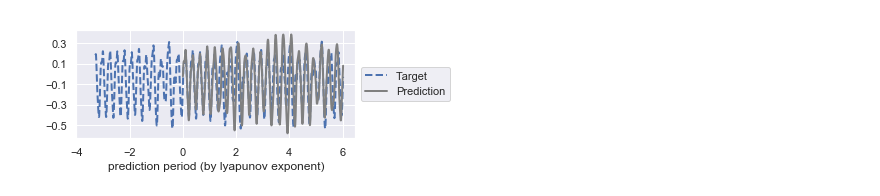
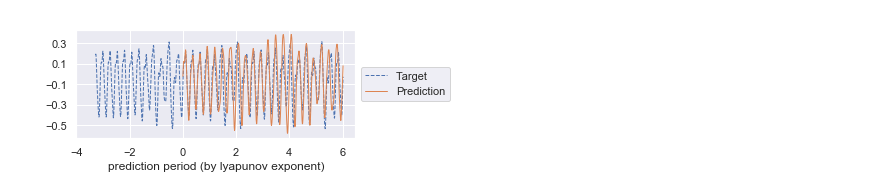
Before and after one commit to jon-dong/reservoir-computing-python, a Jupyter notebook: SLM_rmse_plotting.ipynb, the cells around one changed output. Saved outputs shown, nothing was run; the diff lists cells and outputs as text; code cells hidden in the pictures.

```diff
--- a/SLM_rmse_plotting.ipynb
+++ b/SLM_rmse_plotting.ipynb
@@ -56,27 +59,28 @@ plt.savefig('SLM_Nres_rmse.png', bbox_inches='tight', dpi=200)
 # %%
-# Plotting different samples
-forget = 100
+# Plotting different samples for one good example selection
+# forget = 100
+# true_data = true_datasets[1][:,forget:,:]
+# pred_data = predicted_datasets[1]
+# total_pred = 1000
+# N = 1050
+# for N in range(1050, 1250, 10):
+#     plt.figure(N, figsize=(5,2))
+#     plt.plot(np.squeeze(true_data[0, -N:-N+total_pred, 0]), label=N)
+#     plt.plot(np.squeeze(pred_data[-N,:]))
+#     plt.legend()
+
+forget=100
+total_pred = 1000
+N = 1355
 true_data = true_datasets[1][:,forget:,:]
 pred_data = predicted_datasets[1]
-total_pred = 1000
-N = 1050
-for N in range(1050, 1250, 10):
-    plt.figure(N, figsize=(5,2))
-    plt.plot(np.squeeze(true_data[0, -N:-N+total_pred, 0]), label=N)
-    plt.plot(np.squeeze(pred_data[-N,:]))
-    plt.legend()
+plt.figure(N, figsize=(5,2))
+plt.plot(np.array(range(-(1900-N), total_pred))/166, np.squeeze(true_data[0, :-N+total_pred, 0]), '--', linewidth=1.0, label='Target')
+plt.plot(np.array(range(0, total_pred))/166, np.squeeze(pred_data[-N,:]), linewidth=1.0, label='Prediction')
+plt.legend(loc='center left', bbox_to_anchor=(1, 0.5))
+plt.yticks([-0.5,-0.3,-0.1,0.1,0.3])
+plt.xticks(np.arange(-4,8,2))
+plt.xlabel('prediction period (by lyapunov exponent)')
+plt.savefig('SLM_prediction_target_Nres=4096.png', bbox_inches='tight', dpi=400)
+# %% [output]
+[figure, added]
-# %%
-true_data = true_datasets[1][:,forget:,:]
-pred_data = predicted_datasets[1]
-total_pred = 1000
-N = 1355
-plt.figure(N, figsize=(5,2))
-plt.plot(np.array(range(-(1900-N), total_pred))/166, np.squeeze(true_data[0, :-N+total_pred, 0]), '--', linewidth=2.0, label='Target')
-plt.plot(np.array(range(0, total_pred))/166, np.squeeze(pred_data[-N,:]), color='grey', linewidth=2.0, label='Prediction')
-plt.legend(loc='center left', bbox_to_anchor=(1, 0.5))
-plt.yticks([-0.5,-0.3,-0.1,0.1,0.3])
-plt.xticks(np.arange(-4,8,2))
-plt.xlabel('prediction period (by lyapunov exponent)')
-plt.savefig('SLM_prediction_target_Nres=4096.png', bbox_inches='tight', dpi=200)
-# %% [output]
-[figure, removed]
```
Also changed, not shown: parts of 6 cells of this notebook, 2 other files.
